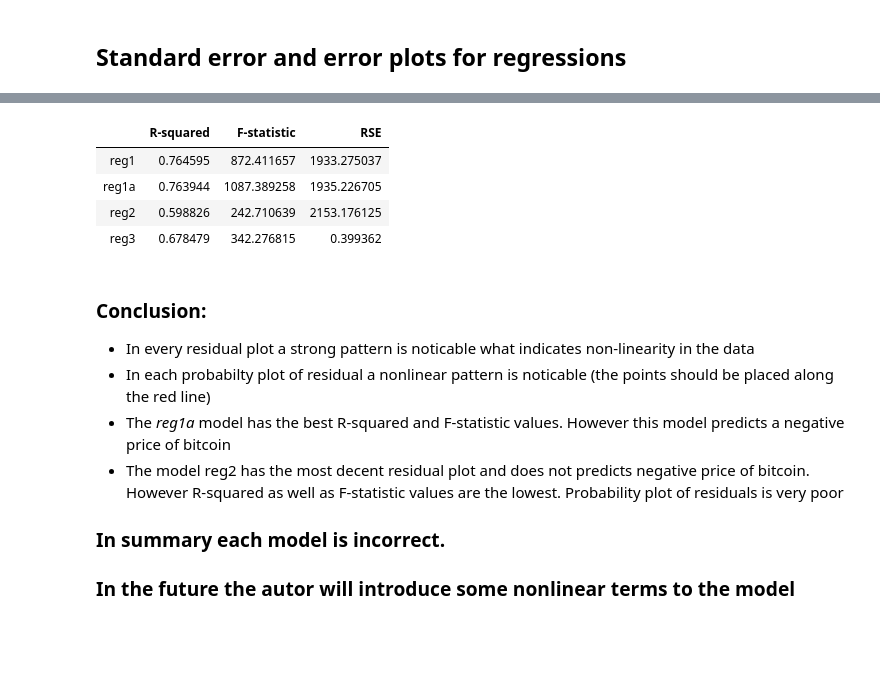
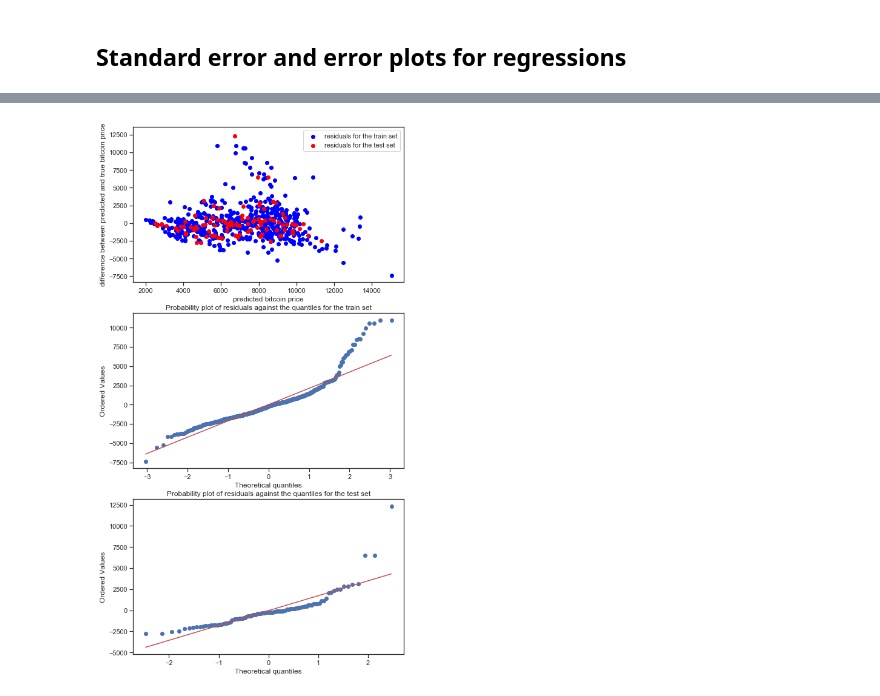
Before and after one commit to fakecoinbase/wbonickislashskills, a Jupyter notebook: bitcoin mulitilinear regression/BTC_multilinear_regression.ipynb, the cells around one changed output, grey strips where cells are left out. Cells and saved outputs as stored; diff of their text form; code cells hidden in the pictures; blank space fills up the shorter version.

```diff
--- a/bitcoin mulitilinear regression/BTC_multilinear_regression.ipynb
+++ b/bitcoin mulitilinear regression/BTC_multilinear_regression.ipynb
@@ -166,4 +153,0 @@ sns.pairplot(data2_log.drop(columns=['BTC price [USD]']))
-# %%
-data=data.drop(columns=['M2(Not seasonally adjusted)[1e+09 USD]'])
-data2=data2.drop(columns=['SP500 close index'])
-data2_log=data2_log.drop(columns=['M2(Not seasonally adjusted)[1e+09 USD]'])
@@ -316,0 +156,2 @@ strong multicollinearity or other numerical problems.
+# %%
+data2.drop(columns=['M2(Not seasonally adjusted)[1e+09 USD]'],inplace=True)
@@ -316,0 +174,2 @@ strong multicollinearity or other numerical problems.
+# %%
+X_train, X_test, y_train, y_test = train_test_split(data2.drop(columns=['BTC price [USD]']),data2['BTC price [USD]'], train_size=0.85, random_state=1)
@@ -366,17 +302,23 @@ summary_df.index=reg_list
-# %%
-summary_df
-# %% [output]
-|  | R-squared | F-statistic | RSE |
-| reg1 | 0.764595 | 872.411657 | 1933.275037 |
-| reg1a | 0.763944 | 1087.389258 | 1935.226705 |
-| reg2 | 0.598826 | 242.710639 | 2153.176125 |
-| reg3 | 0.678479 | 342.276815 | 0.399362 |
-# %% [markdown]
-### Conclusion:
-- In every residual plot a strong pattern is noticable what indicates non-linearity in the data
-- In each probabilty plot of residual a nonlinear pattern is noticable (the points should be placed along the red line)
-- The _reg1a_ model has  the best R-squared and F-statistic values. However this model predicts a negative price of bitcoin
-- The model reg2 has the most decent residual plot and does not predicts negative price of bitcoin. However R-squared as well as F-statistic values are the lowest. Probability plot of residuals is very poor
-
-### In summary each model is incorrect.
-### In the future the autor will introduce some nonlinear terms to the model
+# %%
+X_tr=X_train[list(comb[10])]
+X_te=X_test[list(comb[10])]
+
+LR.fit(X_tr,y_train)
+y_pred_train=LR.predict(X_tr)
+y_pred_test=LR.predict(X_te)
+
+fig,ax=plt.subplots(nrows=3,figsize=(8,16))
+res_train=y_train-y_pred_train
+res_test = y_test-y_pred_test
+ax[0].scatter(y_pred_train,res_train,c='blue',label='residuals for the train set')
+ax[0].scatter(y_pred_test,res_test,c='red',label='residuals for the test set')
+ax[0].set(xlabel='predicted bitcoin price', ylabel='difference between predicted and true bitcoin price')
+ax[0].legend()
+
+probplot(res_train, dist='norm', fit=True, plot=ax[1], rvalue=False)
+ax[1].set_title('Probability plot of residuals against the quantiles for the train set')
+probplot(res_test, dist='norm', fit=True, plot=ax[2], rvalue=False)
+ax[2].set_title('Probability plot of residuals against the quantiles for the test set')
+plt.show()
+# %% [output]
+[figure, added]
```
Also changed, not shown: parts of 54 cells of this notebook, 1 other file.
